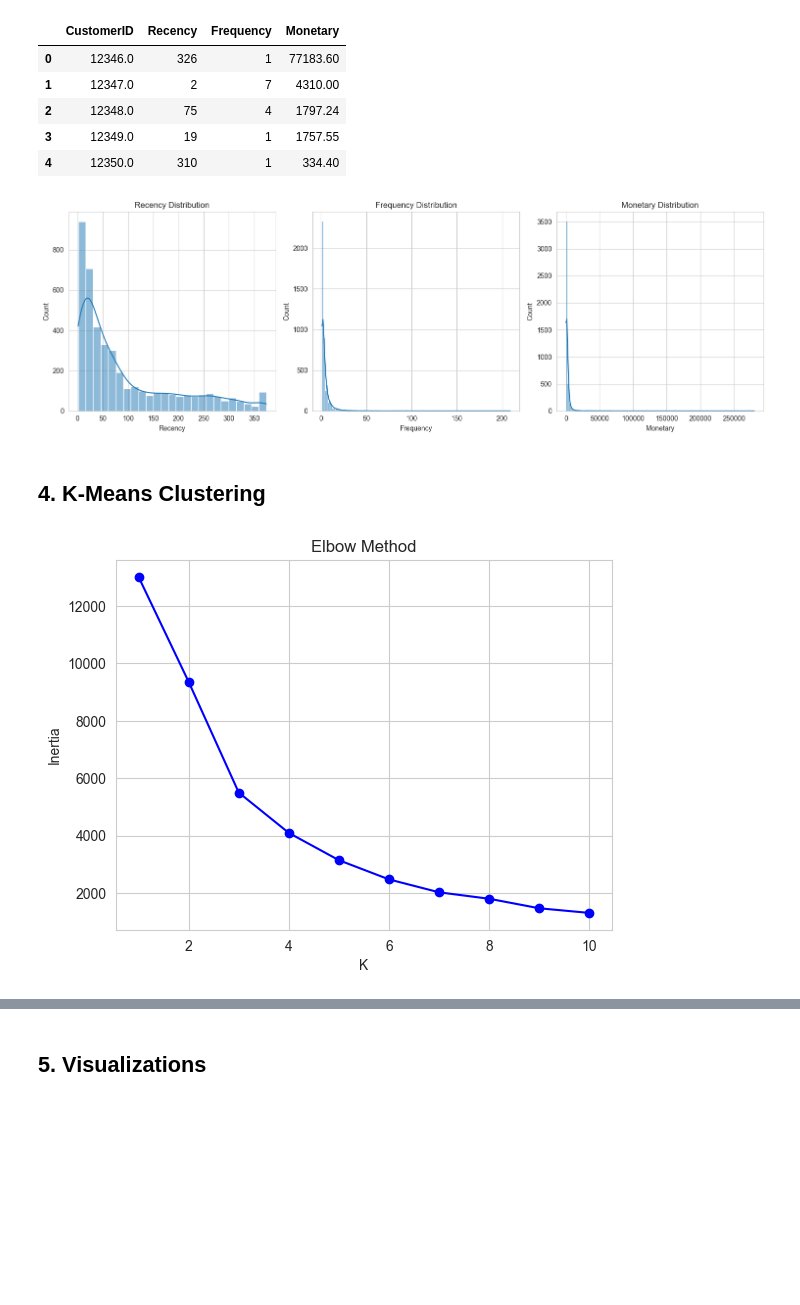
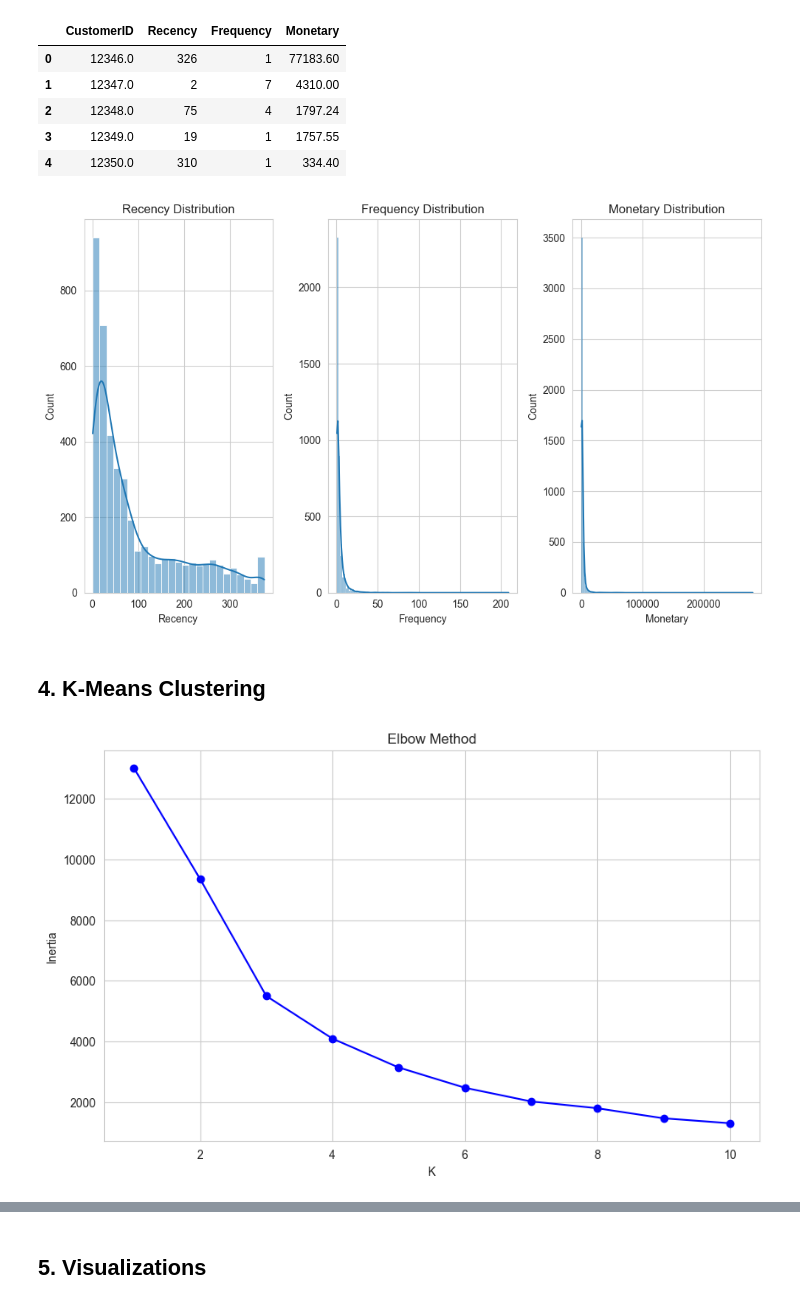
Before and after one commit to muzamal478/MurickInternship2025, a Jupyter notebook: Customer_Segmentation/customer_segmentation.ipynb, the cells around one changed output, grey strips where cells are left out. Cells and saved outputs as stored; diff of their text form; code cells hidden in the pictures; blank space fills up the shorter version.

```diff
--- a/Customer_Segmentation/customer_segmentation.ipynb
+++ b/Customer_Segmentation/customer_segmentation.ipynb
@@ -15,9 +15,9 @@ from sklearn.cluster import KMeans
 from sklearn.preprocessing import StandardScaler
 from sklearn.metrics import silhouette_score
 import plotly.express as px
-import plotly.graph_objects as go
 %matplotlib inline
 sns.set_style('whitegrid')
+plt.rcParams['figure.figsize'] = (10, 6)
 # %% [markdown]
 ## 1. Load and Explore Data
 # %%
@@ -85,16 +84,16 @@ RFM Sample:
 | 3 | 12349.0 | 19 | 1 | 1757.55 |
 | 4 | 12350.0 | 310 | 1 | 334.40 |
 # %%
-# RFM distributions
-fig, axes = plt.subplots(1, 3, figsize=(15, 5))
+# Visualize RFM distributions
+fig, axes = plt.subplots(1, 3)
 for i, col in enumerate(['Recency', 'Frequency', 'Monetary']):
     sns.histplot(rfm[col], kde=True, ax=axes[i])
     axes[i].set_title(f'{col} Distribution')
 plt.tight_layout()
-plt.savefig('visuals/rfm_distribution.png')
+plt.savefig('visuals/rfm_distribution.png', dpi=300, bbox_inches='tight')
 plt.show()
 # %% [output]
-[figure, old version]
+[figure, new version]
 # %% [markdown]
 ## 4. K-Means Clustering
 # %%
@@ -114,10 +113,10 @@ plt.plot(K_range, inertias, 'bo-')
 plt.title('Elbow Method')
 plt.xlabel('K')
 plt.ylabel('Inertia')
-plt.savefig('visuals/elbow.png')
+plt.savefig('visuals/elbow.png', dpi=300, bbox_inches='tight')
 plt.show()
 # %% [output]
-[figure, old version]
+[figure, new version]
 # %%
 # Silhouette Score
 sil_scores = []
```
Also changed, not shown: parts of 9 cells of this notebook, 6 other files.
